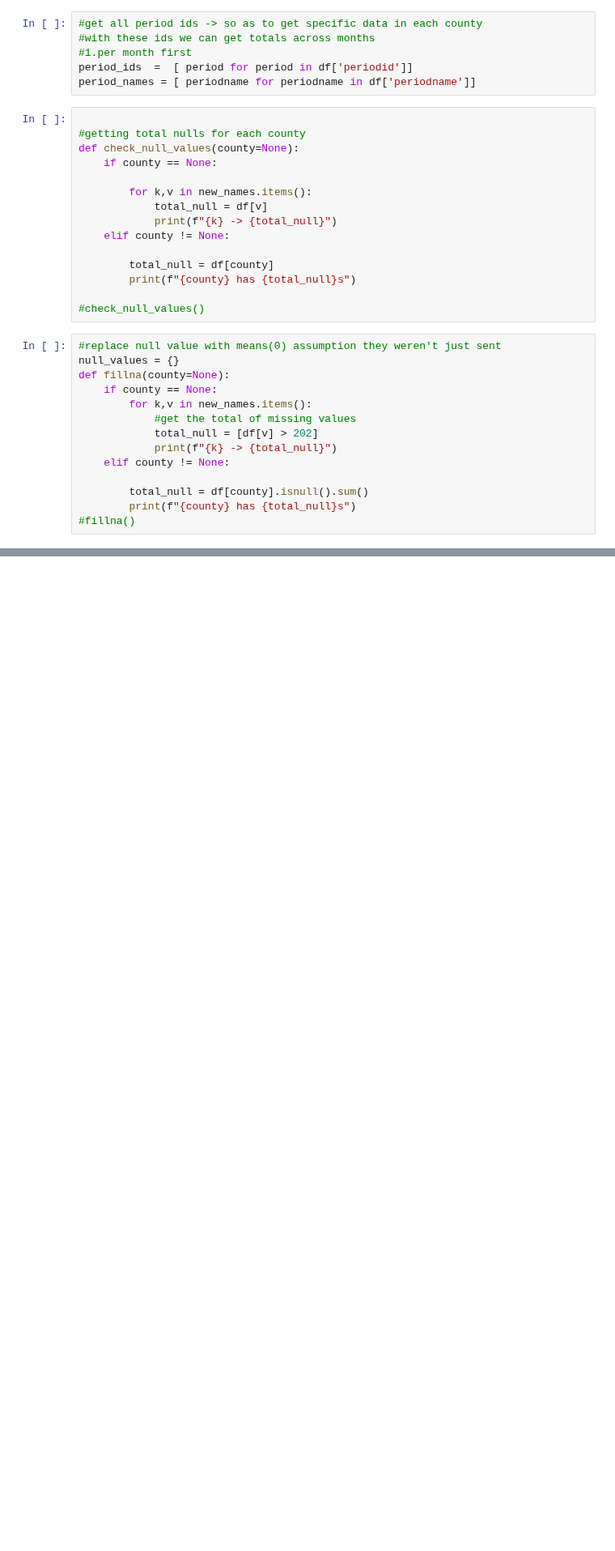
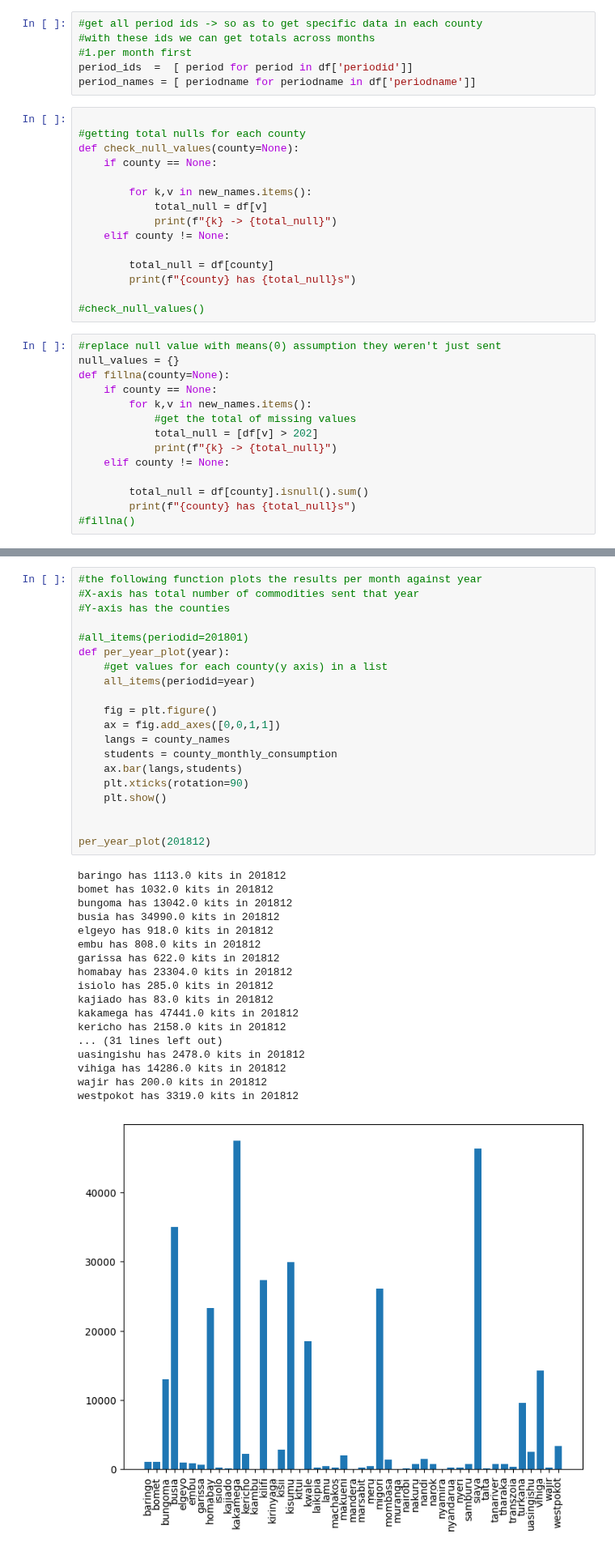
Before and after one commit to Armsy3-26/Predictor, a Jupyter notebook: malaria.ipynb, the cells around one changed output, grey strips where cells are left out. Shown at 81% size. Drawn from its saved outputs; the diff is of its cells as text; blank space fills up the shorter version.

Commit message:
plots

```diff
--- a/malaria.ipynb
+++ b/malaria.ipynb
@@ -121,2 +166,41 @@ def fillna(county=None):
+# %%
+#the following function plots the results per month against year
+#X-axis has total number of commodities sent that year
+#Y-axis has the counties
+
+#all_items(periodid=201801)
+def per_year_plot(year):
+    #get values for each county(y axis) in a list
+    all_items(periodid=year)
+
+    fig = plt.figure()
+    ax = fig.add_axes([0,0,1,1])
+    langs = county_names
+    students = county_monthly_consumption
+    ax.bar(langs,students)
+    plt.xticks(rotation=90)
+    plt.show()
+
+
+per_year_plot(201812)
+# %% [output]
+baringo has 1113.0 kits in 201812
+bomet has 1032.0 kits in 201812
+bungoma has 13042.0 kits in 201812
+busia has 34990.0 kits in 201812
+elgeyo has 918.0 kits in 201812
+embu has 808.0 kits in 201812
+garissa has 622.0 kits in 201812
+homabay has 23304.0 kits in 201812
+isiolo has 285.0 kits in 201812
+kajiado has 83.0 kits in 201812
+kakamega has 47441.0 kits in 201812
+kericho has 2158.0 kits in 201812
+... (31 lines left out)
+uasingishu has 2478.0 kits in 201812
+vihiga has 14286.0 kits in 201812
+wajir has 200.0 kits in 201812
+westpokot has 3319.0 kits in 201812
+[figure, added]
 # %%
 #get total, mean and median for every row (each  month begin from 202201 to 201812)
```
Also changed, not shown: parts of 10 cells of this notebook.
